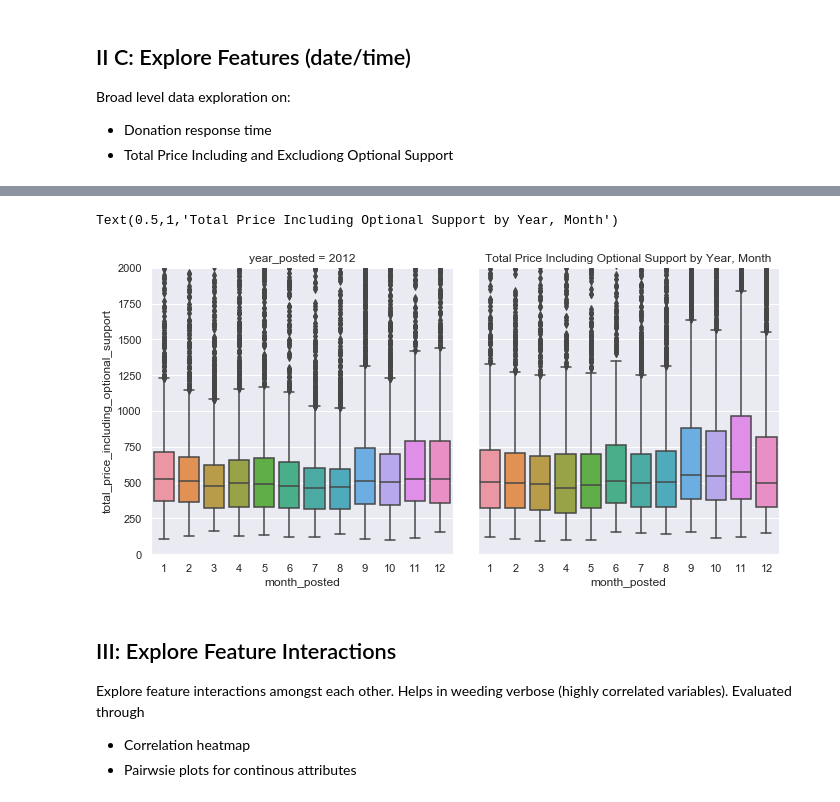
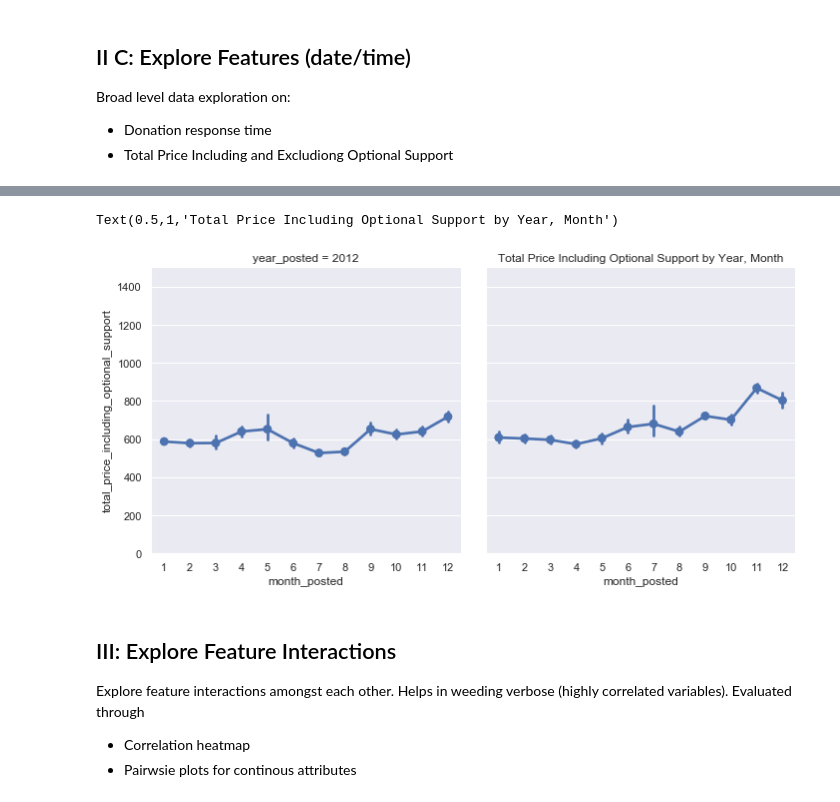
Before and after one commit to parthkhare/Machine-Learning-for-Public-Polcy, a Jupyter notebook: Improving_Pipeline/ML_ImprvPipe_HW3.ipynb, the cells around one changed output, grey strips where cells are left out. Cells and saved outputs as stored; diff of their text form; code cells hidden in the pictures.

```diff
--- a/Improving_Pipeline/ML_ImprvPipe_HW3.ipynb
+++ b/Improving_Pipeline/ML_ImprvPipe_HW3.ipynb
@@ -130,15 +133,15 @@ Text(0.5,1,'Donation Response time')
 # %%
-# Add month, year to df to dummify in features
+# Observe trends across months
 df['month_posted'] = df['date_posted'].dt.month
 df['year_posted'] = df['date_posted'].dt.year
 
 # Total Price Including Support
-sns.factorplot(x='month_posted', y ='total_price_including_optional_support', col='year_posted', data=df, kind='box' )
-plt.ylim(0,2000)
+sns.factorplot(x='month_posted', y ='total_price_including_optional_support', col='year_posted', data=df)
+plt.ylim(0,1500)
 plt.title('Total Price Including Optional Support by Year, Month')
 # %% [output]
 Text(0.5,1,'Total Price Including Optional Support by Year, Month')
-[figure, old version]
+[figure, new version]
 # %% [markdown]
 ## III: Explore Feature Interactions
 
```
Also changed, not shown: parts of 30 cells of this notebook, 10 other files.
